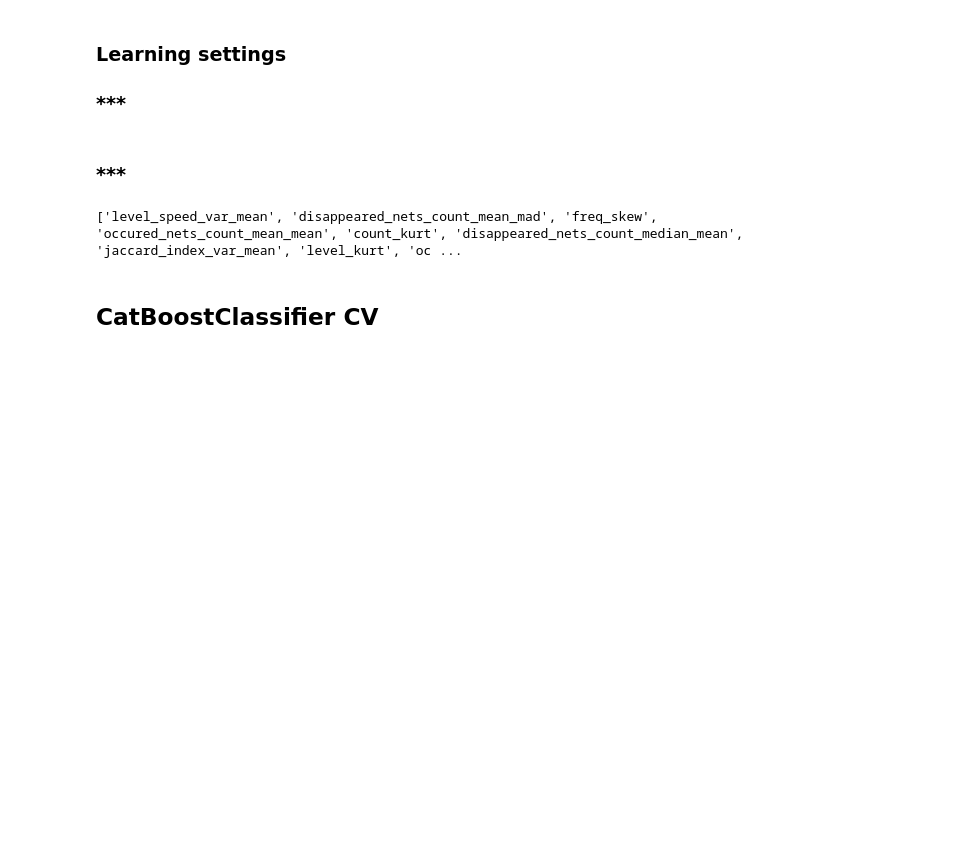
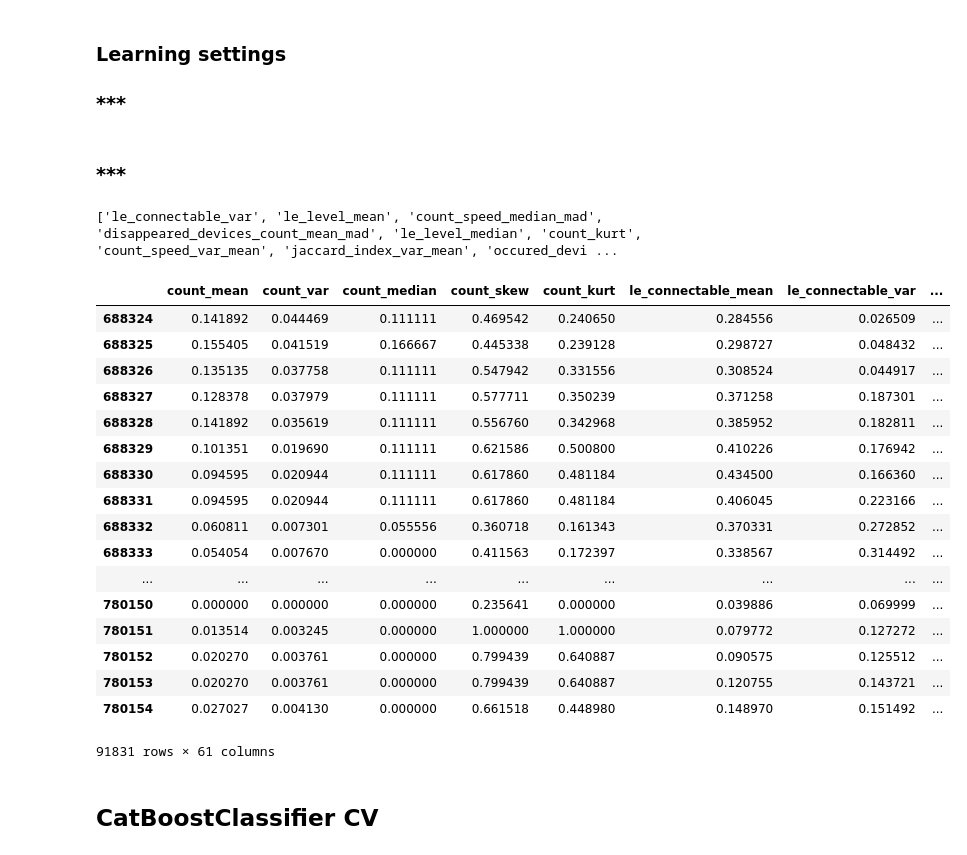
Before and after one commit to yerseg/profiling_data_learning, a Jupyter notebook: src/notebooks/learning/common_learning.ipynb, the cells around one changed output. Saved outputs shown, nothing was run; the diff lists cells and outputs as text; code cells hidden in the pictures; blank space fills up the shorter version.

```diff
--- a/src/notebooks/learning/common_learning.ipynb
+++ b/src/notebooks/learning/common_learning.ipynb
@@ -343,7 +343,7 @@ def model_final_validation(results_file, model, df, model_tag, df_type, window_t
 # %%
 DATA_PATH = '..\\..\\scripts\\_features_all'
 
-DATA_TYPE = "wifi"
+DATA_TYPE = "bt"
 
 WINDOW_TYPE = "rolling"
 WINDOW_SIZE = "60s"
@@ -353,6 +353,10 @@ WINDOW_SIZE = "60s"
 df, RESULTS_FILE = get_dataframe(DATA_PATH, DATA_TYPE, WINDOW_TYPE, WINDOW_SIZE)
 # %%
 features = df.columns.to_list()
+# %%
+df['nulls'] = (df == 0).sum(axis=1)
+df = df[df['nulls'] < 38]
+df = df.drop('nulls', axis=1)
 # %%
 df = df.drop(df.columns.difference(features), axis=1)
 df = df.dropna(how='all')
@@ -361,7 +365,28 @@ df = df.fillna(0)
 df = drop_bad_rows(df)
 print_bad_cols(df)
 # %% [output]
-['level_speed_var_mean', 'disappeared_nets_count_mean_mad', 'freq_skew', 'occured_nets_count_mean_mean', 'count_kurt', 'disappeared_nets_count_median_mean', 'jaccard_index_var_mean', 'level_kurt', 'oc ...
+['le_connectable_var', 'le_level_mean', 'count_speed_median_mad', 'disappeared_devices_count_mean_mad', 'le_level_median', 'count_kurt', 'count_speed_var_mean', 'jaccard_index_var_mean', 'occured_devi ...
+# %%
+df[df.user == 8]
+# %% [output]
+|  | count_mean | count_var | count_median | count_skew | count_kurt | le_connectable_mean | le_connectable_var | ... |
+| 688324 | 0.141892 | 0.044469 | 0.111111 | 0.469542 | 0.240650 | 0.284556 | 0.026509 | ... |
+| 688325 | 0.155405 | 0.041519 | 0.166667 | 0.445338 | 0.239128 | 0.298727 | 0.048432 | ... |
+| 688326 | 0.135135 | 0.037758 | 0.111111 | 0.547942 | 0.331556 | 0.308524 | 0.044917 | ... |
+| 688327 | 0.128378 | 0.037979 | 0.111111 | 0.577711 | 0.350239 | 0.371258 | 0.187301 | ... |
+| 688328 | 0.141892 | 0.035619 | 0.111111 | 0.556760 | 0.342968 | 0.385952 | 0.182811 | ... |
+| 688329 | 0.101351 | 0.019690 | 0.111111 | 0.621586 | 0.500800 | 0.410226 | 0.176942 | ... |
+| 688330 | 0.094595 | 0.020944 | 0.111111 | 0.617860 | 0.481184 | 0.434500 | 0.166360 | ... |
+| 688331 | 0.094595 | 0.020944 | 0.111111 | 0.617860 | 0.481184 | 0.406045 | 0.223166 | ... |
+| 688332 | 0.060811 | 0.007301 | 0.055556 | 0.360718 | 0.161343 | 0.370331 | 0.272852 | ... |
+| 688333 | 0.054054 | 0.007670 | 0.000000 | 0.411563 | 0.172397 | 0.338567 | 0.314492 | ... |
+| ... | ... | ... | ... | ... | ... | ... | ... | ... |
+| 780150 | 0.000000 | 0.000000 | 0.000000 | 0.235641 | 0.000000 | 0.039886 | 0.069999 | ... |
+| 780151 | 0.013514 | 0.003245 | 0.000000 | 1.000000 | 1.000000 | 0.079772 | 0.127272 | ... |
+| 780152 | 0.020270 | 0.003761 | 0.000000 | 0.799439 | 0.640887 | 0.090575 | 0.125512 | ... |
+| 780153 | 0.020270 | 0.003761 | 0.000000 | 0.799439 | 0.640887 | 0.120755 | 0.143721 | ... |
+| 780154 | 0.027027 | 0.004130 | 0.000000 | 0.661518 | 0.448980 | 0.148970 | 0.151492 | ... |
+91831 rows × 61 columns
 # %%
 df, _ = drop_corr_columns(df, 0.7)
 # %%
```
Also changed, not shown: 2 other files.
